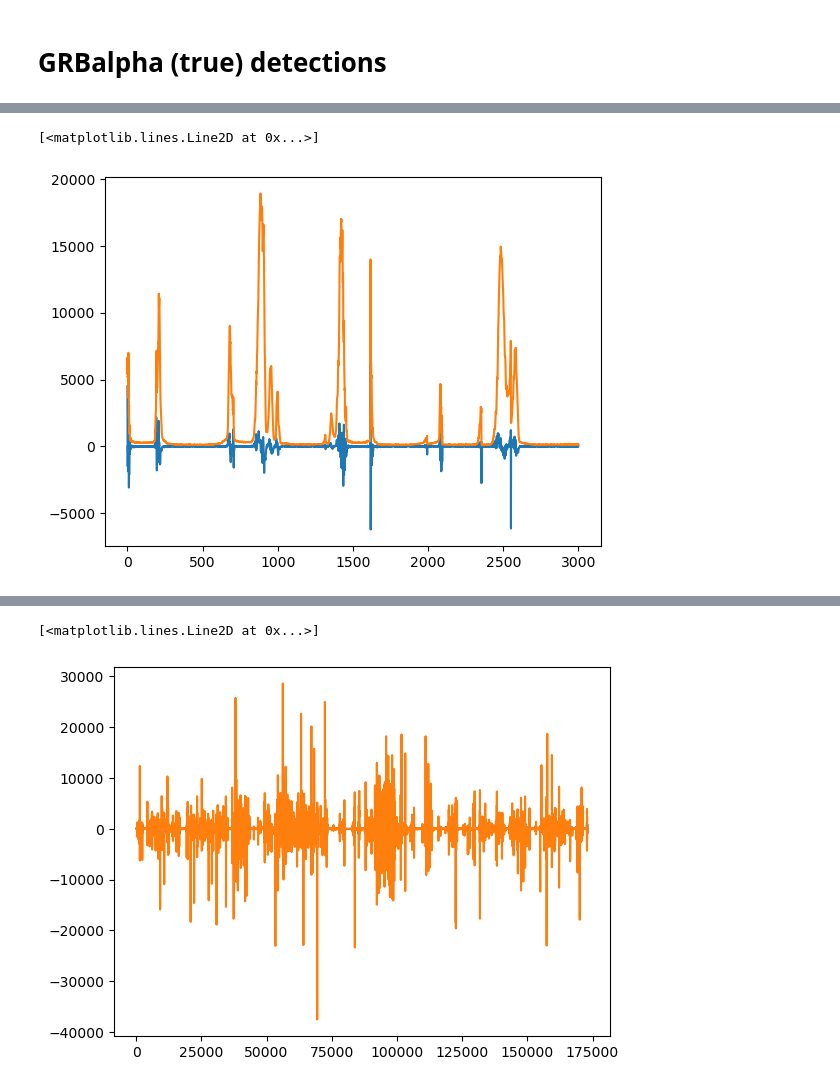
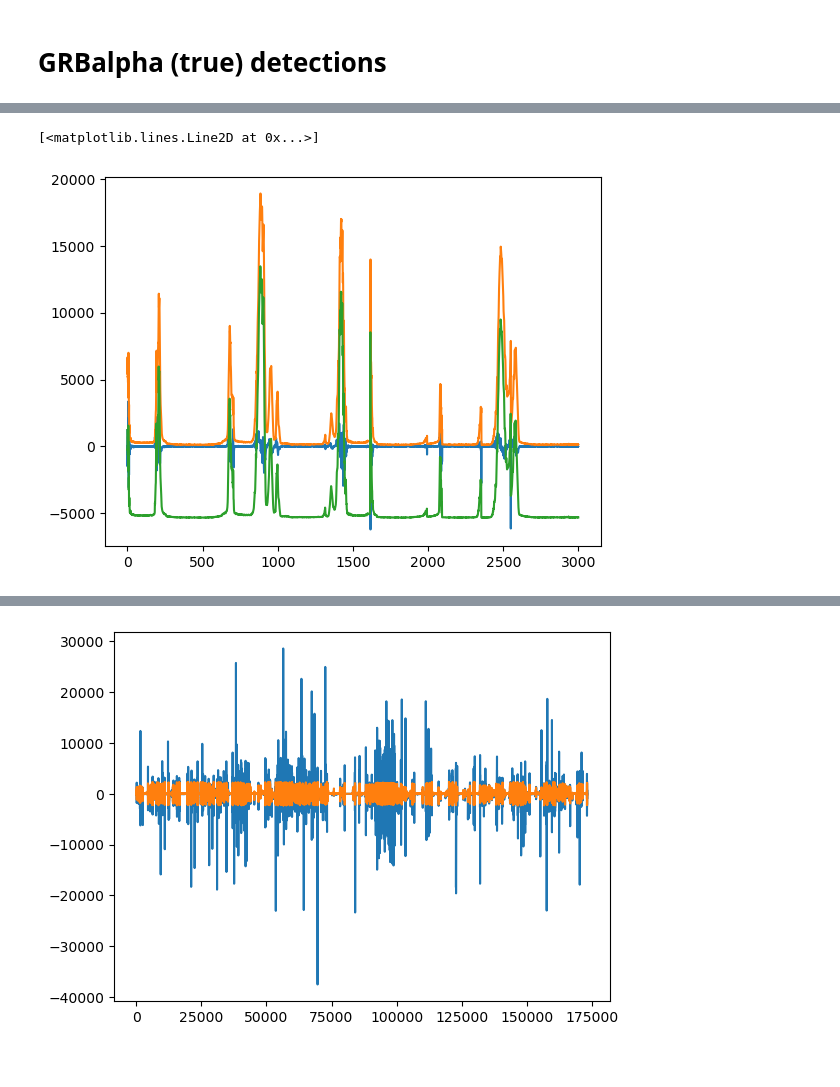
Before and after one commit to MartinChobolaX/GRBorNotGRB, a Jupyter notebook: LSTM_d_dt.ipynb, the cells around one changed output, grey strips where cells are left out. Cells and saved outputs as stored; diff of their text form; code cells hidden in the pictures.

```diff
--- a/LSTM_d_dt.ipynb
+++ b/LSTM_d_dt.ipynb
@@ -46,8 +46,8 @@ for fname in data:
             split = line[:-1].split()
             cps.append(float(split[-1]))
 
-for i in range(len(cps)):
-    d_dt.append(cps[i] - cps[i-1])
+for i in range(len(cps)-1):
+    d_dt.append(cps[i+1] - cps[i])
 
 
 
@@ -100,7 +100,7 @@ def df_to_X_y(df, window_size=10):
     y.append(df['rate'][i+window_size])
   return np.array(X), np.array(y)
 # %%
-WINDOW_SIZE = 250
+WINDOW_SIZE = 20
 X1, y1 = df_to_X_y(df, WINDOW_SIZE)
 X1.shape, y1.shape
 # %% [output]
@@ -133,4 +150,9 @@ _________________________________________________________________
 # %%
 model1.compile(loss=MeanSquaredError(), optimizer=Adam(learning_rate=0.0001), metrics=RootMeanSquaredError())
-model1.fit(X_train, y_train, validation_data=(X_test, y_test), epochs=5)
+
+
+conv_callback = [EarlyStopping(monitor='val_loss', patience=3)]
+
+
+history = model1.fit(X_train, y_train, validation_data=(X_test, y_test), epochs=50,callbacks=[conv_callback])
 # %% [output]
@@ -169,8 +214,8 @@ for fname in data_2:
             split = line[:-1].split()
             cps.append(float(split[-1]))
 
-for i in range(len(cps)):
-    d_dt.append(cps[i] - cps[i-1])
+for i in range(len(cps)-1):
+    d_dt.append(cps[i+1] - cps[i])
 
 
 
@@ -198,13 +243,13 @@ Number of points: 173209
 # %%
 plt.plot(df_grb['rate'][0:3000])
 plt.plot(cps[0:3000])
+plt.plot(np.cumsum(df_grb['rate'][0:3000]))
 # %% [output]
 [<matplotlib.lines.Line2D at 0x...>]
-[figure, old version]
+[figure, new version]
 # %%
-WINDOW_SIZE = 250
 X1, y1 = df_to_X_y(df_grb, WINDOW_SIZE)
 test_predictions = model1.predict(X1).flatten()
+plt.plot(y1)
 plt.plot((test_predictions))
-plt.plot(y1)
 # %% [output]
@@ -212,2 +257 @@ plt.plot(y1)
-[<matplotlib.lines.Line2D at 0x...>]
-[figure, old version]
+[figure, new version]
```
Also changed, not shown: parts of 24 cells of this notebook.
